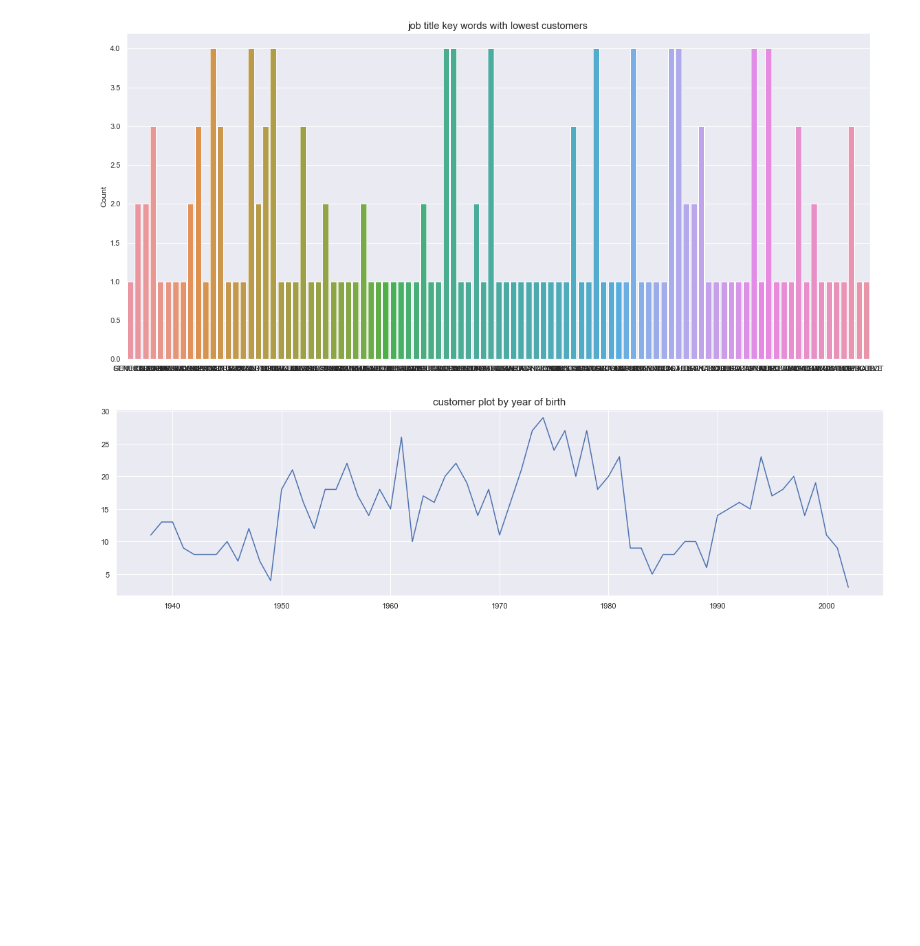
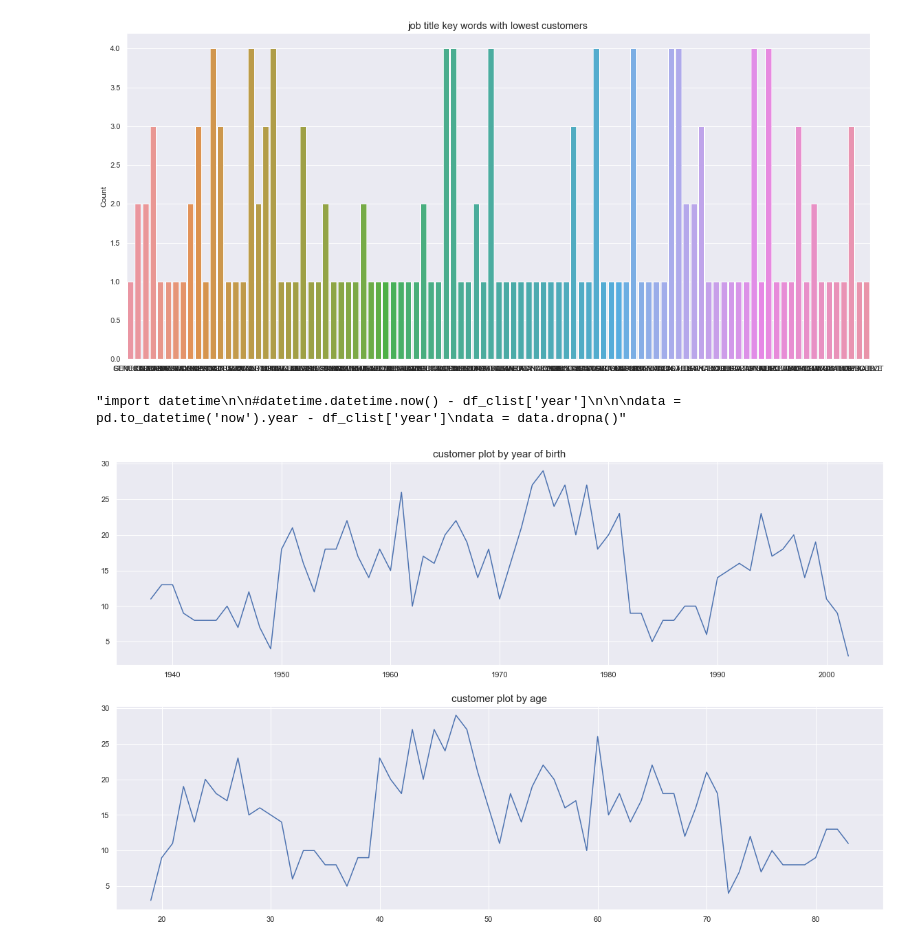
Before and after one commit to follygold/customer-transaction, a Jupyter notebook: Untitled3.ipynb, the cells around one changed output. Cells and saved outputs as stored; diff of their text form; code cells hidden in the pictures; blank space fills up the shorter version.

```diff
--- a/Untitled3.ipynb
+++ b/Untitled3.ipynb
@@ -92,4 +79,0 @@ IndexError: index 9 is out of bounds for axis 0 with size 9
-# %%
-#len(qual_col)
-sns.set(font_scale = 2)
-sns.countplot(x = col, data = df_clist[[col]].dropna().iloc[:200, :]) ;
@@ -144,12 +127,27 @@ plt.title('job title key words with lowest customers', fontsize = 15) ;
 # %% [output]
 [figure]
 [figure]
+# %%
+"""import datetime
+
+#datetime.datetime.now() - df_clist['year']
+
+
+data = pd.to_datetime('now').year - df_clist['year']
+data = data.dropna()"""
+# %% [output]
+"import datetime\n\n#datetime.datetime.now() - df_clist['year']\n\n\ndata = pd.to_datetime('now').year - df_clist['year']\ndata = data.dropna()"
 # %%
 df_clist['year'] = df_clist['DOB'].dt.year
 
 #fig, ax = plt.subplots(1, 1, figsize = (20, 12))
-fig, ax = plt.subplots(1, 1, figsize = (20, 5))
-df_clist['year'].dropna().value_counts().sort_index().plot(ax = ax) ;
-ax.set_title('customer plot by year of birth', fontsize = 15) ;
+
+fig, ax = plt.subplots(2, 1, figsize = (20, 12))
+df_clist['year'].dropna().value_counts().sort_index().plot(ax = ax[0]) ;
+ax[0].set_title('customer plot by year of birth', fontsize = 15) ;
+
+df_clist['age'] = pd.to_datetime('now').year - df_clist['year']
+df_clist['age'].dropna().value_counts().sort_index().plot(ax = ax[1]) ;
+ax[1].set_title('customer plot by age', fontsize = 15) ;
 # %% [output]
-[figure, old version]
+[figure, new version]
```
Also changed, not shown: parts of 4 cells of this notebook.
